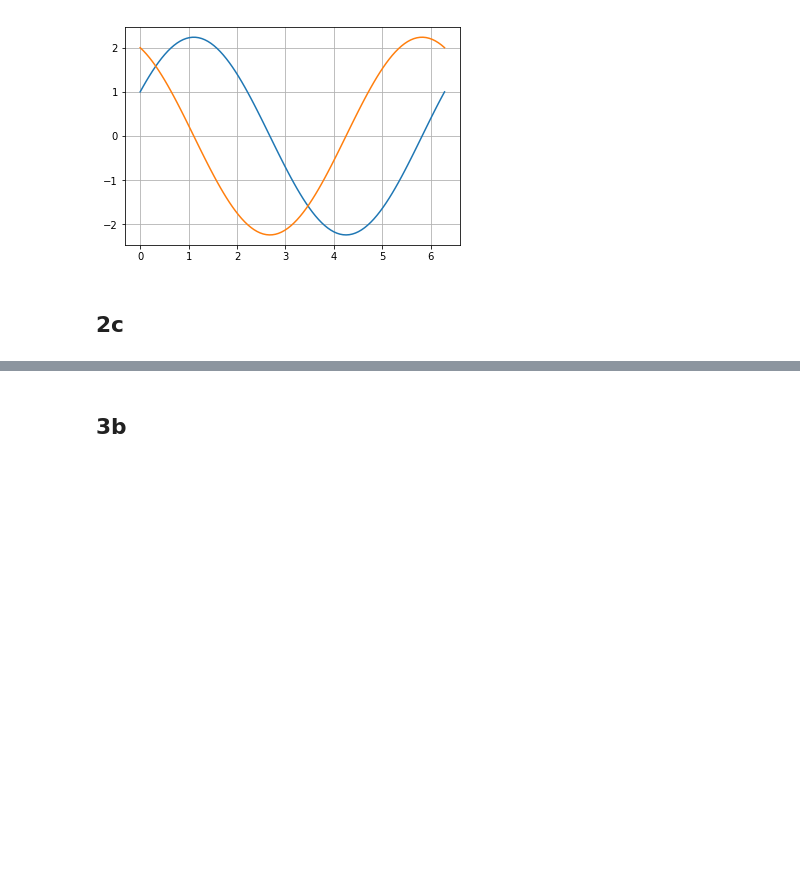
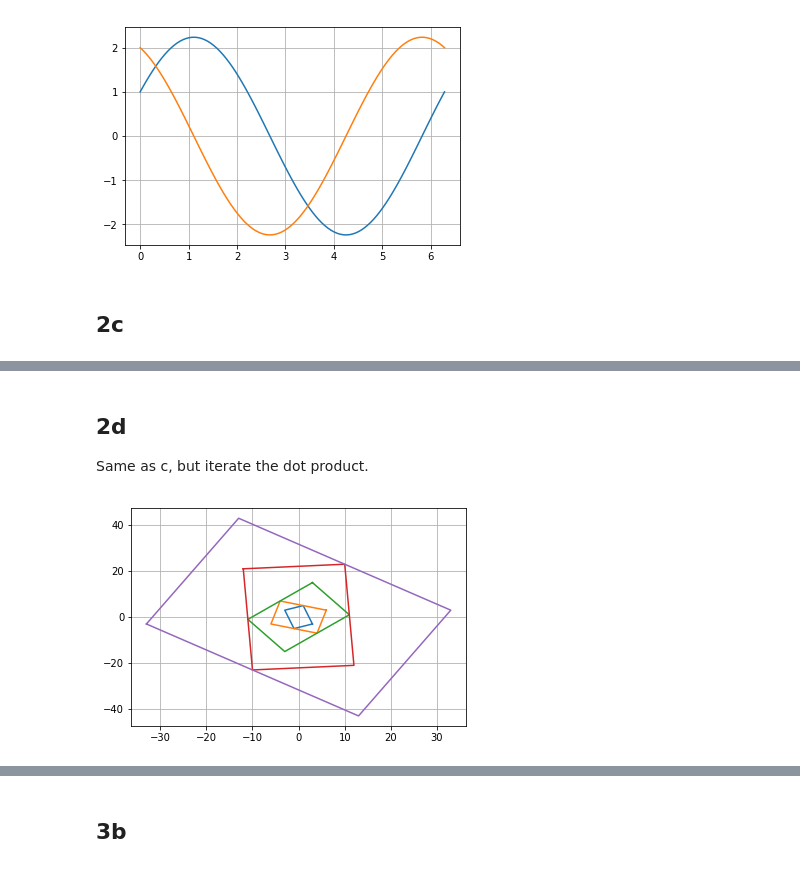
Before and after one commit to catsymptote/Lektor_Programming, a Jupyter notebook: Reports/Assignment_2.ipynb, the cells around one changed output, grey strips where cells are left out. Cells and saved outputs as stored; diff of their text form; code cells hidden in the pictures; blank space fills up the shorter version.

```diff
--- a/Reports/Assignment_2.ipynb
+++ b/Reports/Assignment_2.ipynb
@@ -244,0 +302,15 @@ fig.show()
+# %% [markdown]
+## 2d
+Same as c, but iterate the dot product.
+# %%
+fig = plt.figure()
+ax = fig.add_subplot(111)
+ax.grid(True)
+
+for i in range(5):
+    dot_list()
+    plt.plot(x, y)
+
+fig.show()
+# %% [output]
+[figure, added]
```
Also changed, not shown: parts of 14 cells of this notebook, 2 other files.
